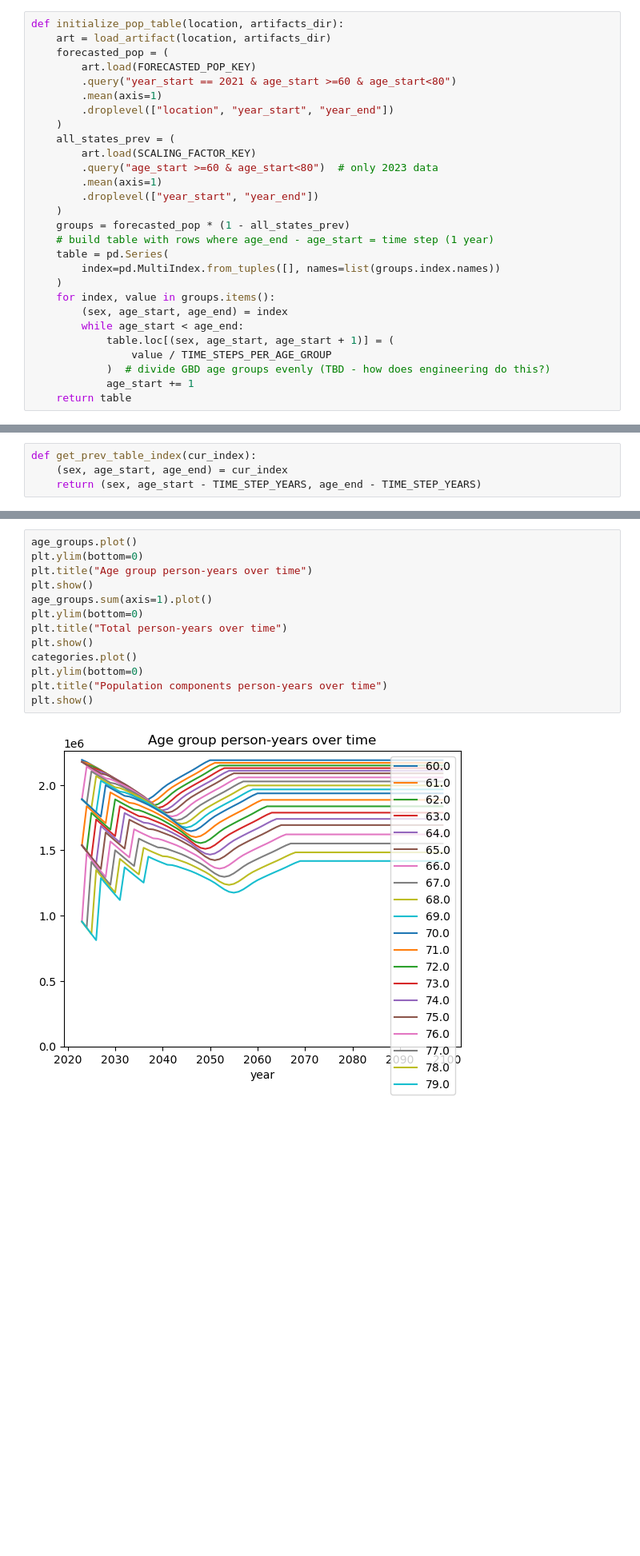
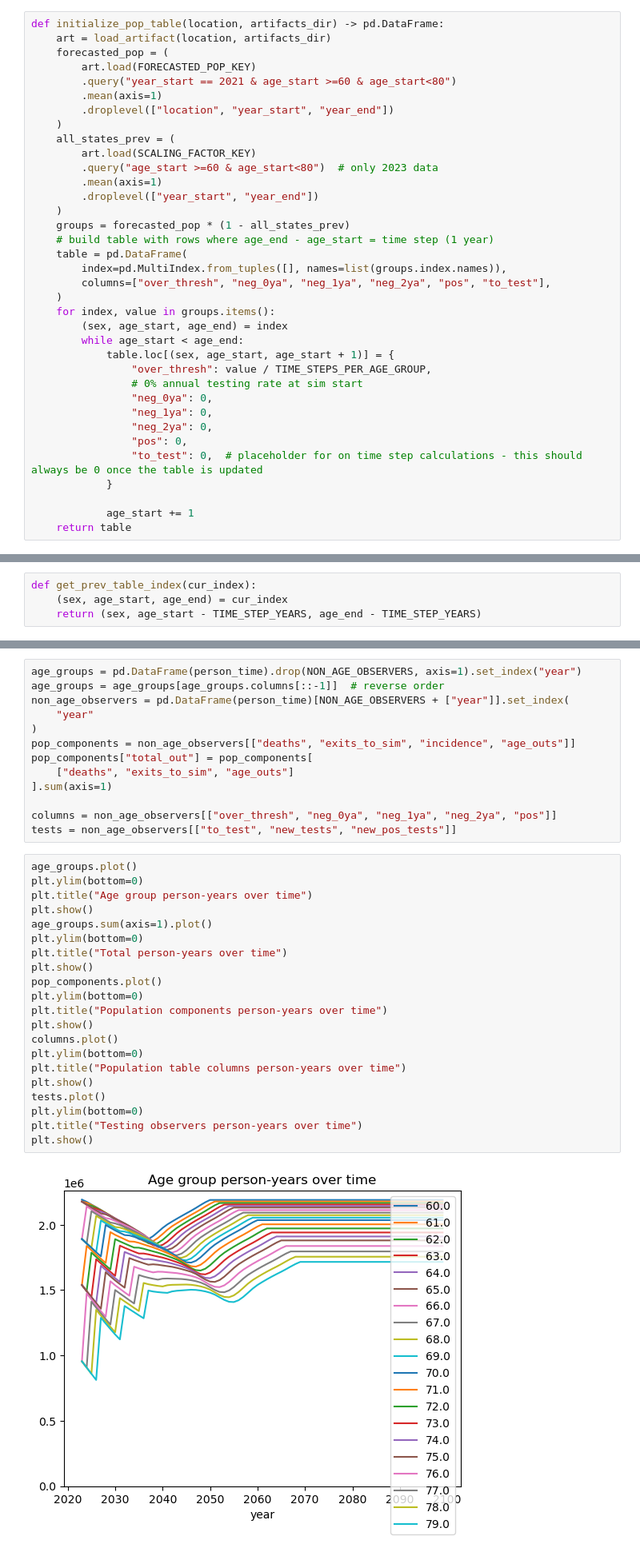
Before and after one commit to ihmeuw/vivarium_research_alzheimers, a Jupyter notebook: outside_sim_calculations/multistate_testing_treatment_table.ipynb, the cells around one changed output, grey strips where cells are left out. Shown at 80% size. Cells and saved outputs as stored; diff of their text form; blank space fills up the shorter version.

Commit message:
Add testing states

```diff
--- a/outside_sim_calculations/multistate_testing_treatment_table.ipynb
+++ b/outside_sim_calculations/multistate_testing_treatment_table.ipynb
@@ -26,7 +68,7 @@ def load_artifact(location, artifacts_dir):
     art_filename = f"{location.lower().replace(' ', '_')}.hdf"
     return Artifact(Path(artifacts_dir) / art_filename)
 # %%
-def initialize_pop_table(location, artifacts_dir):
+def initialize_pop_table(location, artifacts_dir) -> pd.DataFrame:
     art = load_artifact(location, artifacts_dir)
     forecasted_pop = (
         art.load(FORECASTED_POP_KEY)
@@ -42,14 +84,22 @@ def initialize_pop_table(location, artifacts_dir):
     )
     groups = forecasted_pop * (1 - all_states_prev)
     # build table with rows where age_end - age_start = time step (1 year)
-    table = pd.Series(
-        index=pd.MultiIndex.from_tuples([], names=list(groups.index.names))
+    table = pd.DataFrame(
+        index=pd.MultiIndex.from_tuples([], names=list(groups.index.names)),
+        columns=["over_thresh", "neg_0ya", "neg_1ya", "neg_2ya", "pos", "to_test"],
     )
     for index, value in groups.items():
         (sex, age_start, age_end) = index
         while age_start < age_end:
-            table.loc[(sex, age_start, age_start + 1)] = (
-                value / TIME_STEPS_PER_AGE_GROUP
-            )  # divide GBD age groups evenly (TBD - how does engineering do this?)
+            table.loc[(sex, age_start, age_start + 1)] = {
+                "over_thresh": value / TIME_STEPS_PER_AGE_GROUP,
+                # 0% annual testing rate at sim start
+                "neg_0ya": 0,
+                "neg_1ya": 0,
+                "neg_2ya": 0,
+                "pos": 0,
+                "to_test": 0,  # placeholder for on time step calculations - this should always be 0 once the table is updated
+            }
+
             age_start += 1
     return table
@@ -221,15 +269,36 @@ display(categories)
+# %%
+age_groups = pd.DataFrame(person_time).drop(NON_AGE_OBSERVERS, axis=1).set_index("year")
+age_groups = age_groups[age_groups.columns[::-1]]  # reverse order
+non_age_observers = pd.DataFrame(person_time)[NON_AGE_OBSERVERS + ["year"]].set_index(
+    "year"
+)
+pop_components = non_age_observers[["deaths", "exits_to_sim", "incidence", "age_outs"]]
+pop_components["total_out"] = pop_components[
+    ["deaths", "exits_to_sim", "age_outs"]
+].sum(axis=1)
+
+columns = non_age_observers[["over_thresh", "neg_0ya", "neg_1ya", "neg_2ya", "pos"]]
+tests = non_age_observers[["to_test", "new_tests", "new_pos_tests"]]
 # %%
 age_groups.plot()
 plt.ylim(bottom=0)
 plt.title("Age group person-years over time")
 plt.show()
 age_groups.sum(axis=1).plot()
 plt.ylim(bottom=0)
 plt.title("Total person-years over time")
 plt.show()
-categories.plot()
+pop_components.plot()
 plt.ylim(bottom=0)
 plt.title("Population components person-years over time")
 plt.show()
+columns.plot()
+plt.ylim(bottom=0)
+plt.title("Population table columns person-years over time")
+plt.show()
+tests.plot()
+plt.ylim(bottom=0)
+plt.title("Testing observers person-years over time")
+plt.show()
 # %% [output]
-[figure, old version]
+[figure, new version]
```
Also changed, not shown: parts of 8 cells of this notebook.
